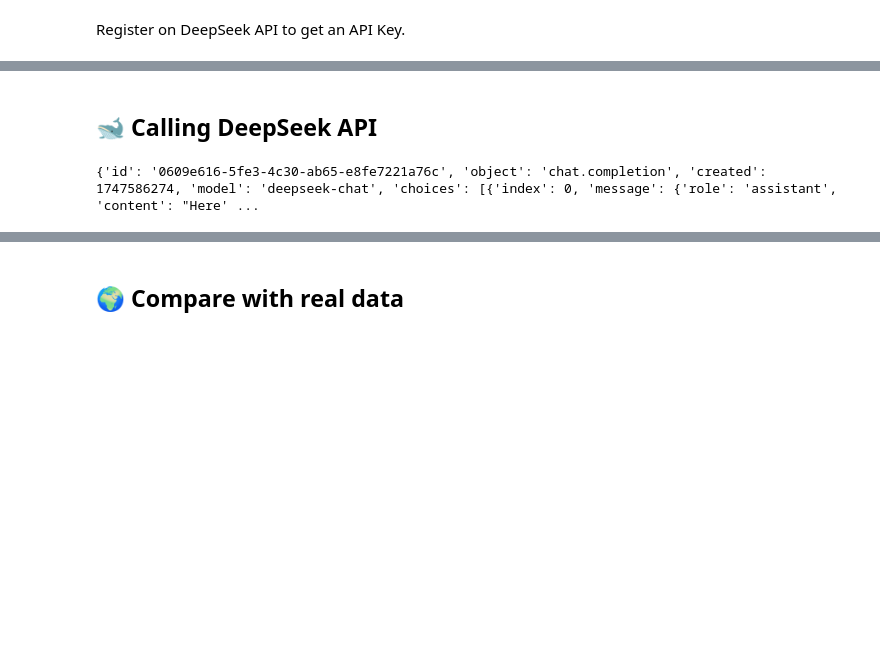
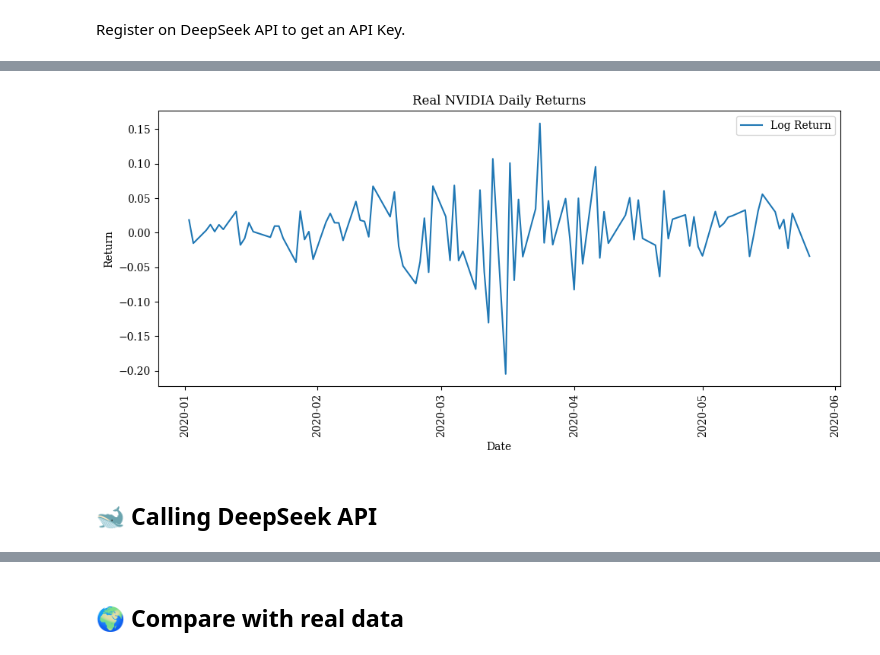
Before and after one commit to victorsobottka/bse-thesis-synthetic-data, a Jupyter notebook: 2_2_LLM_Few_Shot.ipynb, the cells around one changed output, grey strips where cells are left out. Drawn from its saved outputs; the diff is of its cells as text; code cells hidden in the pictures; blank space fills up the shorter version.

```diff
--- a/2_2_LLM_Few_Shot.ipynb
+++ b/2_2_LLM_Few_Shot.ipynb
@@ -12,54 +156,20 @@ DEEPSEEK_API_KEY = userdata.get('DEEPSEEK_API_KEY')
+# %%
+import matplotlib.pyplot as plt
+
+
+plt.rcParams['font.family'] = 'serif'
+plt.figure(figsize=(10, 5))
+#plt.plot(df_nvda['Date'], df_nvda['Return'], label='Return')
+plt.plot(df_real['Date'], df_real['LogReturn'], label='Log Return')
+plt.title("Real NVIDIA Daily Returns")
+plt.xlabel("Date")
+plt.ylabel("Return")
+plt.grid(False)
+plt.xticks(rotation=90)
+plt.tight_layout()
+plt.legend()
+plt.show()
+# %% [output]
+[figure, added]
 # %% [markdown]
 ## **🐋 Calling DeepSeek API**
-# %%
-import requests
-
-url = "https://api.deepseek.com/v1/chat/completions"
-headers = {
-    "Authorization": f"Bearer {DEEPSEEK_API_KEY}",
-    "Content-Type": "application/json"
-}
-data = {
-    "model": "deepseek-chat",
-    "messages": [
-        {"role": "system", "content": "Eres un asistente útil."},
-        {"role": "user", "content": "Generate synthetic data simulating the trend of NVIDIA's closing stock price over 100 trading days, starting from 2020-01-01.\n"
-
-                                    "Below is a sample of real closing prices at the beginning of 2020:\n"
-
-                                    """Date,Close
-                                      2020-01-02,5.97
-                                      2020-01-03,5.88
-                                      2020-01-06,5.90
-                                      2020-01-07,5.97
-                                      2020-01-08,5.98
-                                      2020-01-09,6.05
-                                      2020-01-10,6.08
-                                      2020-01-13,6.27
-                                      2020-01-14,6.16
-                                      2020-01-15,6.11
-                                      2020-01-16,6.20
-                                      2020-01-17,6.21
-                                      2020-01-21,6.17
-                                      2020-01-22,6.23
-                                      2020-01-23,6.29
-                                      2020-01-24,6.24
-                                      2020-01-27,5.98
-                                      2020-01-28,6.17
-                                      2020-01-29,6.11
-                                      2020-01-30,6.12"""
-
-                                    "The initial closing price on 2020-01-01 is 5.7\n."
-                                    "Exclude weekends (Saturdays and Sundays) from the generated dates.\n"
-                                    "Incorporate realistic daily fluctuations to reflect stock market volatility.\n"
-                                    "Output format: CSV with the following headers — Date,Close.\n"
-                                    "Use the date format: YYYY-MM-DD.\n"
-                                    }
-    ],
-    "temperature": 0.7
-}
-
-response = requests.post(url, headers=headers, json=data)
-print(response.json())
-# %% [output]
-{'id': '0609e616-5fe3-4c30-ab65-e8fe7221a76c', 'object': 'chat.completion', 'created': 1747586274, 'model': 'deepseek-chat', 'choices': [{'index': 0, 'message': {'role': 'assistant', 'content': "Here' ...
```
Also changed, not shown: parts of 30 cells of this notebook.
